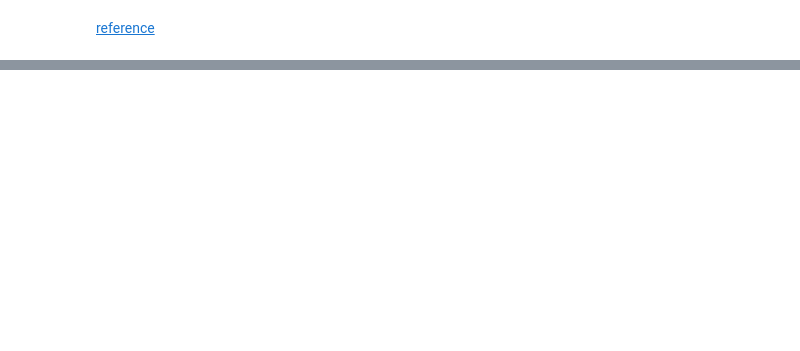
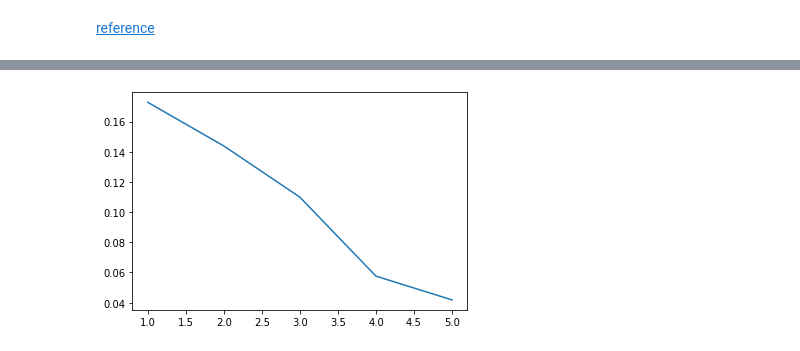
Before and after one commit to spider-tronix/Dark-Sight, a Jupyter notebook: DFT_CNN.ipynb, the cells around one changed output, grey strips where cells are left out. Saved outputs shown, nothing was run; the diff lists cells and outputs as text; code cells hidden in the pictures; blank space fills up the shorter version.

Commit message:
Working U-Net model

```diff
--- a/DFT_CNN.ipynb
+++ b/DFT_CNN.ipynb
@@ -147,0 +152,11 @@ after transformation (2, 3, 256, 256)
+# %%
+image_list = [longExposure, shortExposure, temperature]
+data_set = ImageDataset(image_list=image_list, transforms = FTransforms(train = False))
+data = DataLoader(data_set, batch_size=4)
+idata = iter(data)
+ndata = next(idata)
+print(type(ndata))
+print(np.array(ndata[1]).shape)
+print(len(ndata))
+# print(type(data[0]))
+# myVisualize(data[0])
@@ -242,11 +252,12 @@ class OutConv(nn.Module):
         return self.conv(x)
 # %%
 class UNet(nn.Module):
-    def __init__(self, n_channels, n_classes=3, bilinear=True):
-        super(UNet, self).__init__()
+    def __init__(self, n_channels=3, n_classes=3, bilinear=True):
+        super().__init__()
         self.n_channels = n_channels
         self.n_classes = n_classes
         self.bilinear = bilinear
+        self.figure = Dplot()
 
         self.inc = DoubleConv(n_channels, out_channels=64)
         self.down1 = Down(64, 128)
@@ -259,6 +270,7 @@ class UNet(nn.Module):
         self.up3 = Up(256, 128 // factor, bilinear)
         self.up4 = Up(128, 64, bilinear)
         self.outc = OutConv(64, n_classes)
+        # self.model = None
 
     def forward(self, x):
         x1 = self.inc(x)
@@ -266,10 +278,28 @@ class UNet(nn.Module):
         x3 = self.down2(x2)
         x4 = self.down3(x3)
         x5 = self.down4(x4)
-        print(x5.shape)
+        # print(x5.shape)
         x = self.up1(x5, x4)
         x = self.up2(x, x3)
         x = self.up3(x, x2)
         x = self.up4(x, x1)
         x = self.outc(x)
+        # self.model = x
         return x
+    def Train(self, data_loader, optimizer, epochs, criterion):
+      data = iter(data_loader)
+      for epoch in range(epochs):
+        eloss = 0
+        data_img = next(data)
+        input = data_img[0]
+        output = data_img[1]
+        pred = self.forward(input)
+        loss = criterion(pred, output)
+        eloss = loss.item()
+        (self.figure).update(eloss)
+        print('epoch: {} loss: {:.2f}'.format(epoch+1, eloss))
+
+        optimizer.zero_grad()
+
+        loss.backward()
+        optimizer.step()
@@ -297,0 +306,10 @@ Clipping input data to the valid range for imshow with RGB data ([0..1] for floa
+# %%
+model = UNet(n_channels=3)
+optimizer = torch.optim.Adam(model.parameters(), lr=0.001)
+criterion = nn.MSELoss()
+image_list = [longExposure, shortExposure, temperature]
+data_set = ImageDataset(image_list=image_list, transforms = FTransforms(train = False))
+data_loader = DataLoader(data_set, batch_size = 5)
+model.Train(data_loader, optimizer, 5, criterion)
+# %% [output]
+[figure, added]
```
Also changed, not shown: parts of 21 cells of this notebook.
